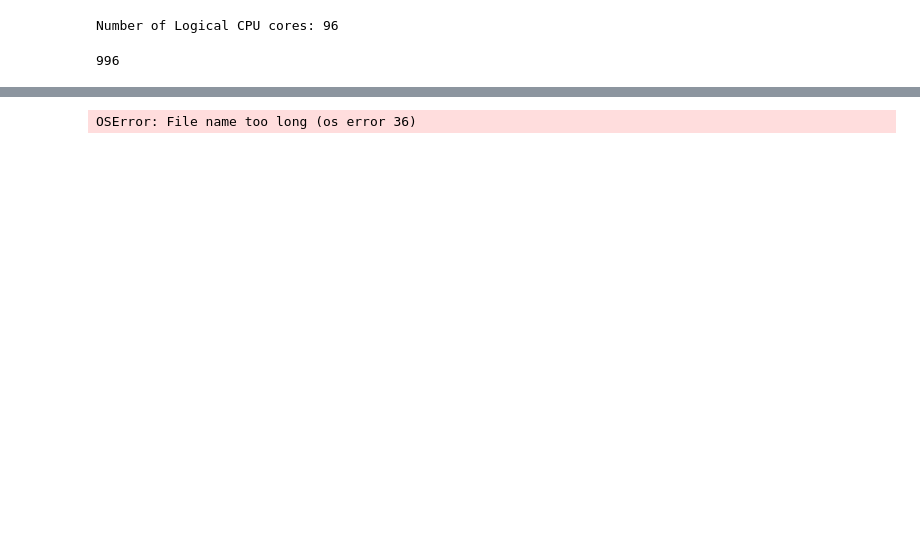
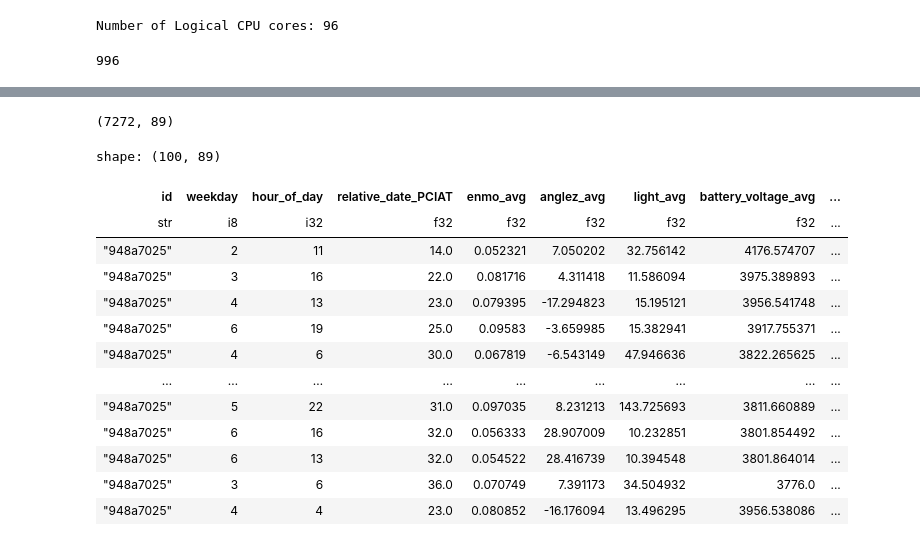
Before and after one commit to sumaniitm/child-mind-inst-problematic-internet-use-kaggle, a Jupyter notebook: suman-data-exploration.ipynb, the cells around one changed output, grey strips where cells are left out. Drawn from its saved outputs; the diff is of its cells as text; code cells hidden in the pictures; blank space fills up the shorter version.

Commit message:
Kaggle Notebook | suman-data-exploration | Version 7

```diff
--- a/suman-data-exploration.ipynb
+++ b/suman-data-exploration.ipynb
@@ -86,7 +86,7 @@ Number of Logical CPU cores: 96
 Test = True
 
 if Test:
-    num_jobs = 90
+    num_jobs = 92
 else:
     num_jobs = 4
 
@@ -116,14 +116,14 @@ len(final_id_list)
 996
 # %%
 # Calculate the approximate size of each smaller list
-chunk_size = len(final_id_list) // 90
-remainder = len(final_id_list) % 90
+chunk_size = len(final_id_list) // num_jobs
+remainder = len(final_id_list) % num_jobs
 
-# Create the 90 lists
+# Create the num_jobs lists
 result = []
 start = 0
 
-for i in range(90):
+for i in range(num_jobs):
     # Add an extra element to the first few lists to account for remainder
     end = start + chunk_size + (1 if i < remainder else 0)
     result.append(final_id_list[start:end])
@@ -266,12 +180,17 @@ def unify_parquet_files(list_of_ids):
 
     first_parquet_df = first_parquet_df.with_columns([
         pl.lit(df_initializing_id).alias("id"),
-        pl.col("time_of_day").map_elements(get_hours, return_dtype=pl.Int32).alias("hour_of_day"),
-        pl.col("time_of_day").map_elements(get_mins, return_dtype=pl.Int32).alias("min_of_day"),
-        pl.col("time_of_day").map_elements(get_secs, return_dtype=pl.Int32).alias("sec_of_day")
+        pl.col("time_of_day").map_elements(get_hours, return_dtype=pl.Int32).alias("hour_of_day")
     ])
 
     first_parquet_df = first_parquet_df.drop(['time_of_day'])
+    first_parquet_df = first_parquet_df.group_by(["id","weekday","hour_of_day","relative_date_PCIAT"])\
+    .agg([pl.mean("enmo").name.suffix("_avg"), pl.mean("anglez").name.suffix("_avg"), pl.mean("light").name.suffix("_avg")\
+          , pl.mean("battery_voltage").name.suffix("_avg")])
+
+    train_data_of_id = train_data.filter(pl.col('id')==df_initializing_id)
+
+    first_joined_features_df = first_parquet_df.join(train_data_of_id, on="id")
 
     for id in tqdm(list_of_ids):
         parquet_file_name = "id={0}/*.parquet".format(id)
@@ -280,20 +199,25 @@ def unify_parquet_files(list_of_ids):
         parquet_df = parquet_df.drop(['id'])
         parquet_df = parquet_df.with_columns([
             pl.lit(id).alias("id"),
-            pl.col("time_of_day").map_elements(get_hours, return_dtype=pl.Int32).alias("hour_of_day"),
-            pl.col("time_of_day").map_elements(get_mins, return_dtype=pl.Int32).alias("min_of_day"),
-            pl.col("time_of_day").map_elements(get_secs, return_dtype=pl.Int32).alias("sec_of_day")
+            pl.col("time_of_day").map_elements(get_hours, return_dtype=pl.Int32).alias("hour_of_day")
         ])
 
         parquet_df = parquet_df.drop(['time_of_day'])
+        parquet_df = parquet_df.group_by(["id","weekday","hour_of_day","relative_date_PCIAT"])\
+        .agg([pl.mean("enmo").name.suffix("_avg"), pl.mean("anglez").name.suffix("_avg"), pl.mean("light").name.suffix("_avg")\
+              , pl.mean("battery_voltage").name.suffix("_avg")])
+
+        train_data_of_id = train_data.filter(pl.col('id')==id)
+
+        joined_features = parquet_df.join(train_data_of_id, on="id")
 
         try:
-            first_parquet_df = pl.concat([first_parquet_df, parquet_df])
+            first_joined_features_df = pl.concat([first_joined_features_df, joined_features])
         except:
             print(id)
-    return first_parquet_df
+    return first_joined_features_df
 # %%
-parts_of_parquet = (Parallel(n_jobs=num_jobs)(delayed(unify_parquet_files)(id_list) for id_list in tqdm(result)))
+parts_of_parquet = (Parallel(n_jobs=num_jobs)(delayed(unify_parquet_files)(id_list) for id_list in result))
 # %%
 len(parts_of_parquet)
 # %% [output]
@@ -301,5 +225,22 @@ len(parts_of_parquet)
-# %%
-for f, pq_file in enumerate(parts_of_parquet):
-    pq_file.write_parquet(f"{pq_file}_{f}")
-# %% [output]
-OSError: File name too long (os error 36)
+# %%
+parts_of_parquet[0].shape
+# %% [output]
+(7272, 89)
+# %%
+test_df = parts_of_parquet[0]
+dd.sql("select * from test_df limit 100").pl()
+# %% [output]
+shape: (100, 89)
+| id | weekday | hour_of_day | relative_date_PCIAT | enmo_avg | anglez_avg | light_avg | battery_voltage_avg | ... |
+| str | i8 | i32 | f32 | f32 | f32 | f32 | f32 | ... |
+| "948a7025" | 2 | 11 | 14.0 | 0.052321 | 7.050202 | 32.756142 | 4176.574707 | ... |
+| "948a7025" | 3 | 16 | 22.0 | 0.081716 | 4.311418 | 11.586094 | 3975.389893 | ... |
+| "948a7025" | 4 | 13 | 23.0 | 0.079395 | -17.294823 | 15.195121 | 3956.541748 | ... |
+| "948a7025" | 6 | 19 | 25.0 | 0.09583 | -3.659985 | 15.382941 | 3917.755371 | ... |
+| "948a7025" | 4 | 6 | 30.0 | 0.067819 | -6.543149 | 47.946636 | 3822.265625 | ... |
+| … | … | … | … | … | … | … | … | ... |
+| "948a7025" | 5 | 22 | 31.0 | 0.097035 | 8.231213 | 143.725693 | 3811.660889 | ... |
+| "948a7025" | 6 | 16 | 32.0 | 0.056333 | 28.907009 | 10.232851 | 3801.854492 | ... |
+| "948a7025" | 6 | 13 | 32.0 | 0.054522 | 28.416739 | 10.394548 | 3801.864014 | ... |
+| "948a7025" | 3 | 6 | 36.0 | 0.070749 | 7.391173 | 34.504932 | 3776.0 | ... |
+| "948a7025" | 4 | 4 | 23.0 | 0.080852 | -16.176094 | 13.496295 | 3956.538086 | ... |
```
Also changed, not shown: parts of 11 cells of this notebook.
